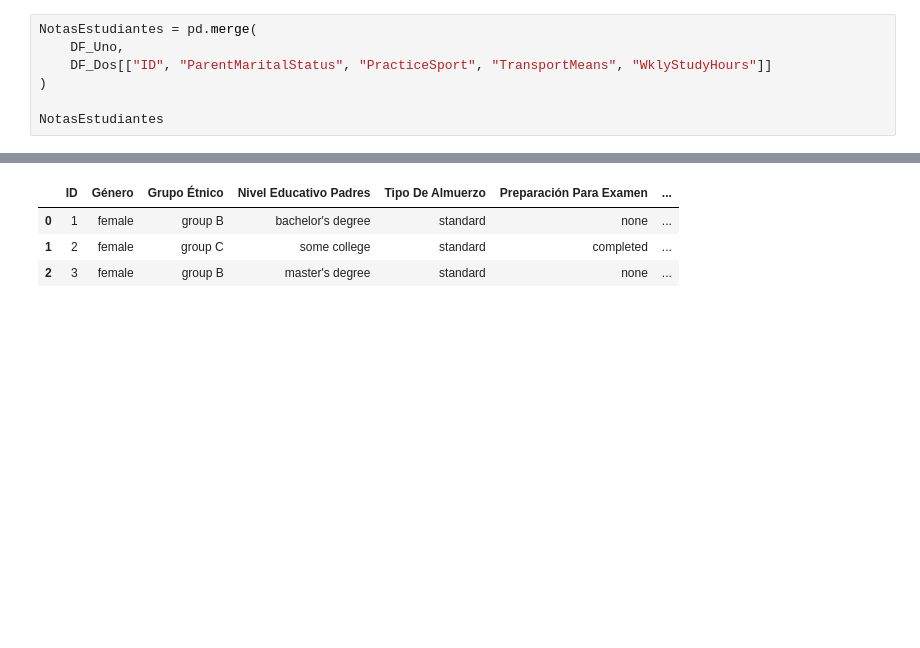
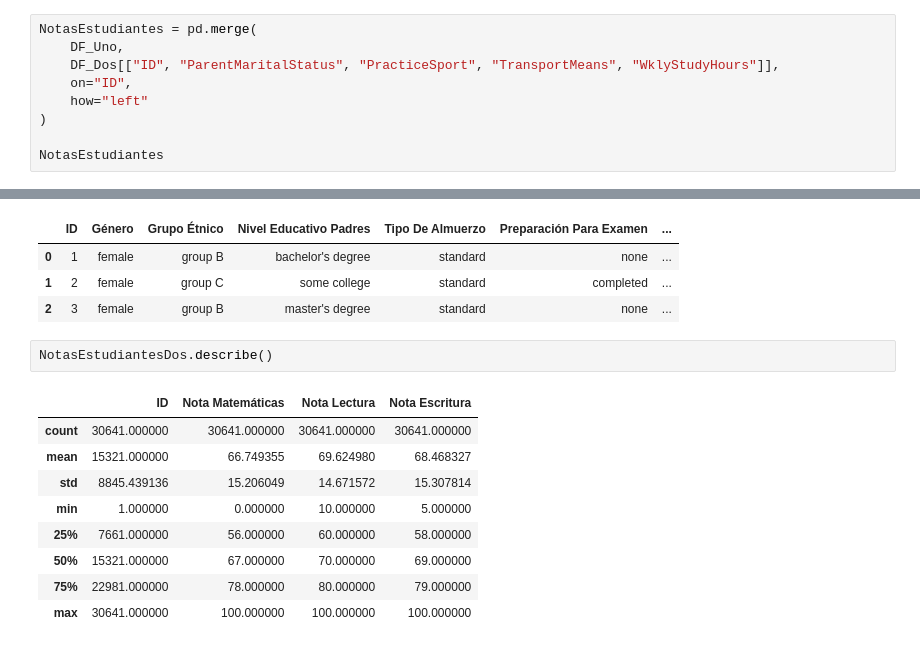
Before and after one commit to EnriqueSazoR/An-lisis-Notas-De-Estudiantes, a Jupyter notebook: Notebooks/NotasEstudiantes_EDA.ipynb, the cells around one changed output, grey strips where cells are left out. Drawn from its saved outputs; the diff is of its cells as text; blank space fills up the shorter version.

```diff
--- a/Notebooks/NotasEstudiantes_EDA.ipynb
+++ b/Notebooks/NotasEstudiantes_EDA.ipynb
@@ -106,7 +116,9 @@ Las columnas a considerar del segundo DataFrame son:
 # %%
 NotasEstudiantes = pd.merge(
     DF_Uno,
-    DF_Dos[["ID", "ParentMaritalStatus", "PracticeSport", "TransportMeans", "WklyStudyHours"]]
+    DF_Dos[["ID", "ParentMaritalStatus", "PracticeSport", "TransportMeans", "WklyStudyHours"]],
+    on="ID",
+    how="left"
 )
 
 NotasEstudiantes
@@ -151,3 +163,15 @@ NotasEstudiantesDos.head(3)
 | 0 | 1 | female | group B | bachelor's degree | standard | none | ... |
 | 1 | 2 | female | group C | some college | standard | completed | ... |
 | 2 | 3 | female | group B | master's degree | standard | none | ... |
+# %%
+NotasEstudiantesDos.describe()
+# %% [output]
+|  | ID | Nota Matemáticas | Nota Lectura | Nota Escritura |
+| count | 30641.000000 | 30641.000000 | 30641.000000 | 30641.000000 |
+| mean | 15321.000000 | 66.749355 | 69.624980 | 68.468327 |
+| std | 8845.439136 | 15.206049 | 14.671572 | 15.307814 |
+| min | 1.000000 | 0.000000 | 10.000000 | 5.000000 |
+| 25% | 7661.000000 | 56.000000 | 60.000000 | 58.000000 |
+| 50% | 15321.000000 | 67.000000 | 70.000000 | 69.000000 |
+| 75% | 22981.000000 | 78.000000 | 80.000000 | 79.000000 |
+| max | 30641.000000 | 100.000000 | 100.000000 | 100.000000 |
```
Also changed, not shown: parts of 17 cells of this notebook, 5 other files.
